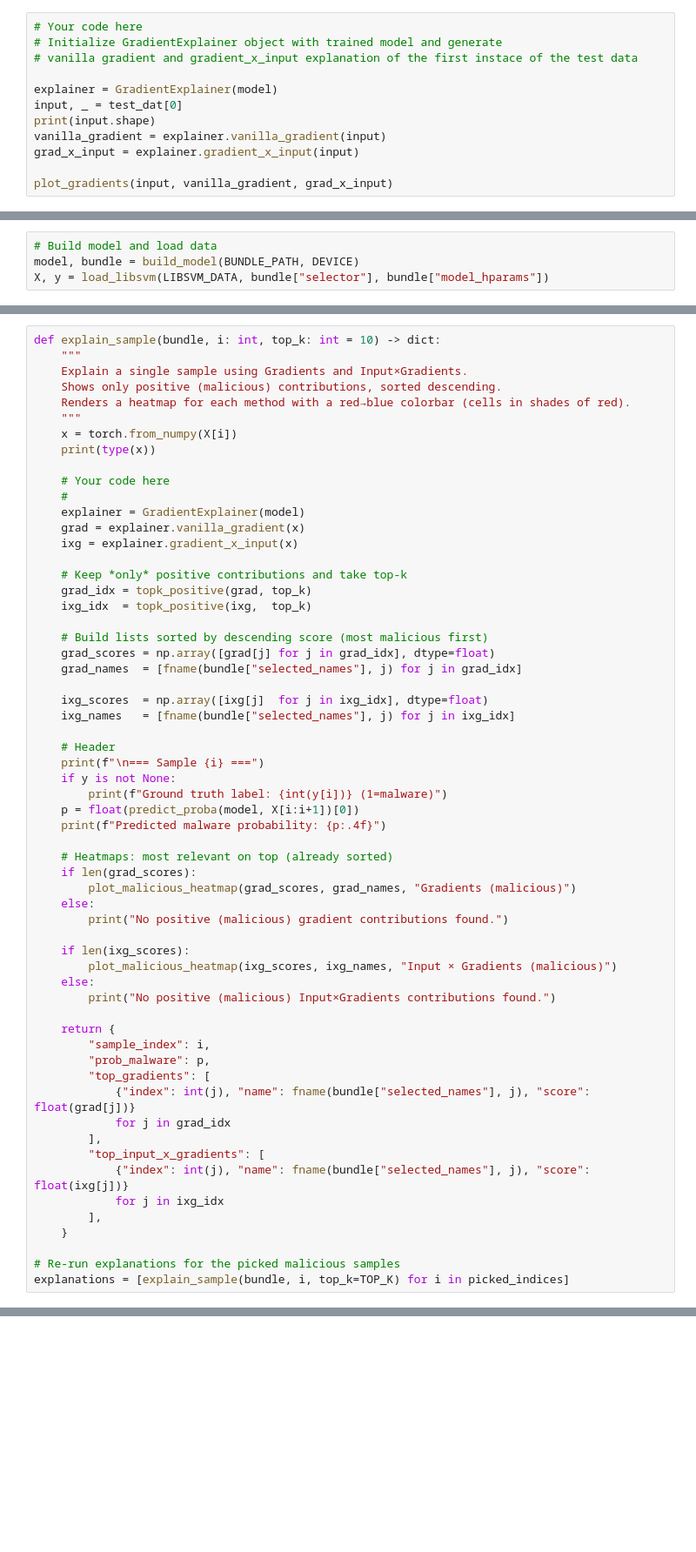
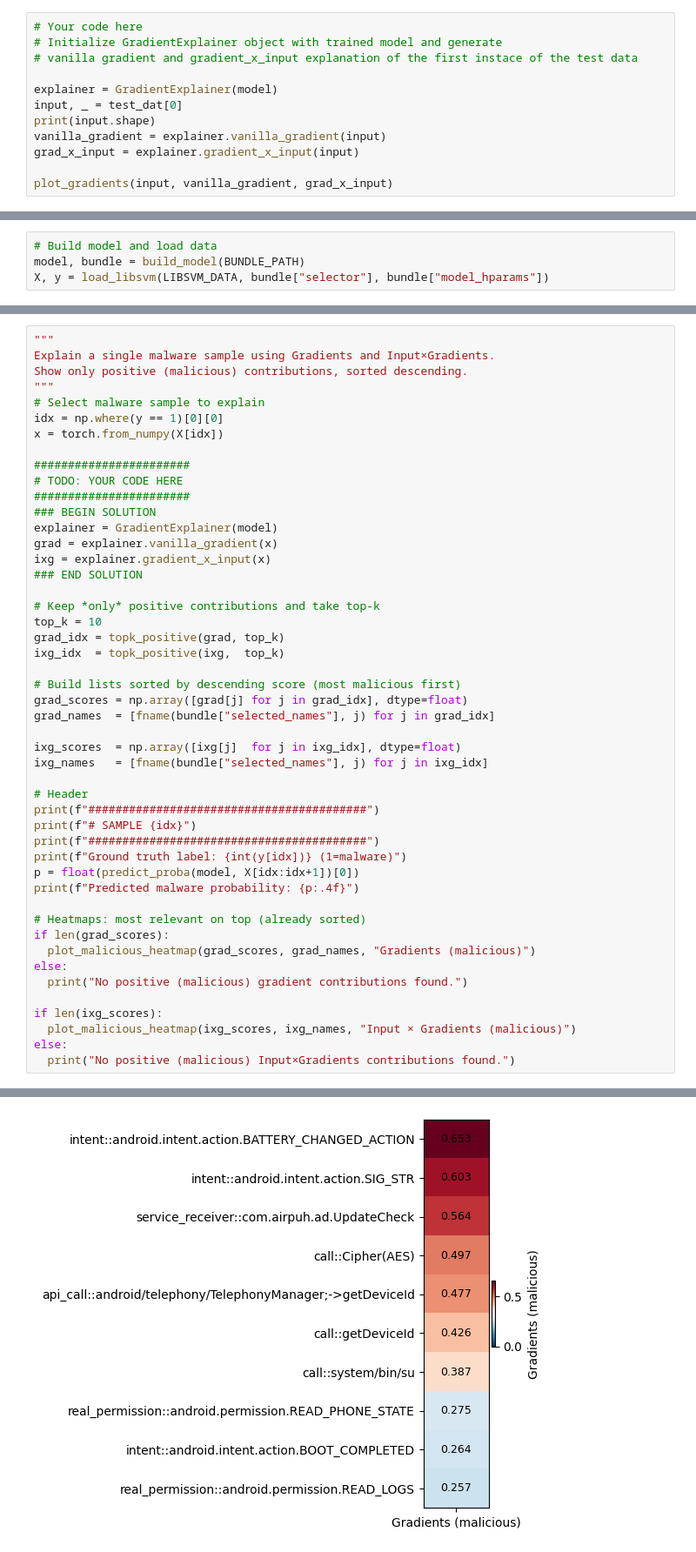
Before and after one commit to AISEC-Summerschool/tutorials2025, a Jupyter notebook: tutorial-xai/solutions/2_gradients-xai_solution.ipynb, the cells around one changed output, grey strips where cells are left out. Shown at 87% size. Saved outputs shown, nothing was run; the diff lists cells and outputs as text; blank space fills up the shorter version.

```diff
--- a/tutorial-xai/solutions/2_gradients-xai_solution.ipynb
+++ b/tutorial-xai/solutions/2_gradients-xai_solution.ipynb
@@ -294,4 +315,4 @@ DEVICE = "cpu"
 # %%
 # Build model and load data
-model, bundle = build_model(BUNDLE_PATH, DEVICE)
+model, bundle = build_model(BUNDLE_PATH)
 X, y = load_libsvm(LIBSVM_DATA, bundle["selector"], bundle["model_hparams"])
@@ -306,60 +321,49 @@ for r, i in enumerate(picked_indices, 1):
 # %%
-def explain_sample(bundle, i: int, top_k: int = 10) -> dict:
-    """
-    Explain a single sample using Gradients and Input×Gradients.
-    Shows only positive (malicious) contributions, sorted descending.
-    Renders a heatmap for each method with a red→blue colorbar (cells in shades of red).
-    """
-    x = torch.from_numpy(X[i])
-    print(type(x))
+"""
+Explain a single malware sample using Gradients and Input×Gradients.
+Show only positive (malicious) contributions, sorted descending.
+"""
+# Select malware sample to explain
+idx = np.where(y == 1)[0][0]
+x = torch.from_numpy(X[idx])
 
-    # Your code here
-    #
-    explainer = GradientExplainer(model)
-    grad = explainer.vanilla_gradient(x)
-    ixg = explainer.gradient_x_input(x)
+#######################
+# TODO: YOUR CODE HERE
+#######################
+### BEGIN SOLUTION
+explainer = GradientExplainer(model)
+grad = explainer.vanilla_gradient(x)
+ixg = explainer.gradient_x_input(x)
+### END SOLUTION
 
-    # Keep *only* positive contributions and take top-k
-    grad_idx = topk_positive(grad, top_k)
-    ixg_idx  = topk_positive(ixg,  top_k)
+# Keep *only* positive contributions and take top-k
+top_k = 10
+grad_idx = topk_positive(grad, top_k)
+ixg_idx  = topk_positive(ixg,  top_k)
 
-    # Build lists sorted by descending score (most malicious first)
-    grad_scores = np.array([grad[j] for j in grad_idx], dtype=float)
-    grad_names  = [fname(bundle["selected_names"], j) for j in grad_idx]
+# Build lists sorted by descending score (most malicious first)
+grad_scores = np.array([grad[j] for j in grad_idx], dtype=float)
+grad_names  = [fname(bundle["selected_names"], j) for j in grad_idx]
 
-    ixg_scores  = np.array([ixg[j]  for j in ixg_idx], dtype=float)
-    ixg_names   = [fname(bundle["selected_names"], j) for j in ixg_idx]
+ixg_scores  = np.array([ixg[j]  for j in ixg_idx], dtype=float)
+ixg_names   = [fname(bundle["selected_names"], j) for j in ixg_idx]
 
-    # Header
-    print(f"\n=== Sample {i} ===")
-    if y is not None:
-        print(f"Ground truth label: {int(y[i])} (1=malware)")
-    p = float(predict_proba(model, X[i:i+1])[0])
-    print(f"Predicted malware probability: {p:.4f}")
+# Header
+print(f"#########################################")
+print(f"# SAMPLE {idx}")
+print(f"#########################################")
+print(f"Ground truth label: {int(y[idx])} (1=malware)")
+p = float(predict_proba(model, X[idx:idx+1])[0])
+print(f"Predicted malware probability: {p:.4f}")
 
-    # Heatmaps: most relevant on top (already sorted)
-    if len(grad_scores):
-        plot_malicious_heatmap(grad_scores, grad_names, "Gradients (malicious)")
-    else:
-        print("No positive (malicious) gradient contributions found.")
+# Heatmaps: most relevant on top (already sorted)
+if len(grad_scores):
+  plot_malicious_heatmap(grad_scores, grad_names, "Gradients (malicious)")
+else:
+  print("No positive (malicious) gradient contributions found.")
 
-    if len(ixg_scores):
-        plot_malicious_heatmap(ixg_scores, ixg_names, "Input × Gradients (malicious)")
-    else:
-        print("No positive (malicious) Input×Gradients contributions found.")
-
-    return {
-        "sample_index": i,
-        "prob_malware": p,
-        "top_gradients": [
-            {"index": int(j), "name": fname(bundle["selected_names"], j), "score": float(grad[j])}
-            for j in grad_idx
-        ],
-        "top_input_x_gradients": [
-            {"index": int(j), "name": fname(bundle["selected_names"], j), "score": float(ixg[j])}
-            for j in ixg_idx
-        ],
-    }
-
-# Re-run explanations for the picked malicious samples
-explanations = [explain_sample(bundle, i, top_k=TOP_K) for i in picked_indices]
+if len(ixg_scores):
+  plot_malicious_heatmap(ixg_scores, ixg_names, "Input × Gradients (malicious)")
+else:
+  print("No positive (malicious) Input×Gradients contributions found.")
+# %% [output]
@@ -365,0 +375 @@ explanations = [explain_sample(bundle, i, top_k=TOP_K) for i in picked_indices]
+[figure, added]
```
Also changed, not shown: parts of 7 cells of this notebook.
